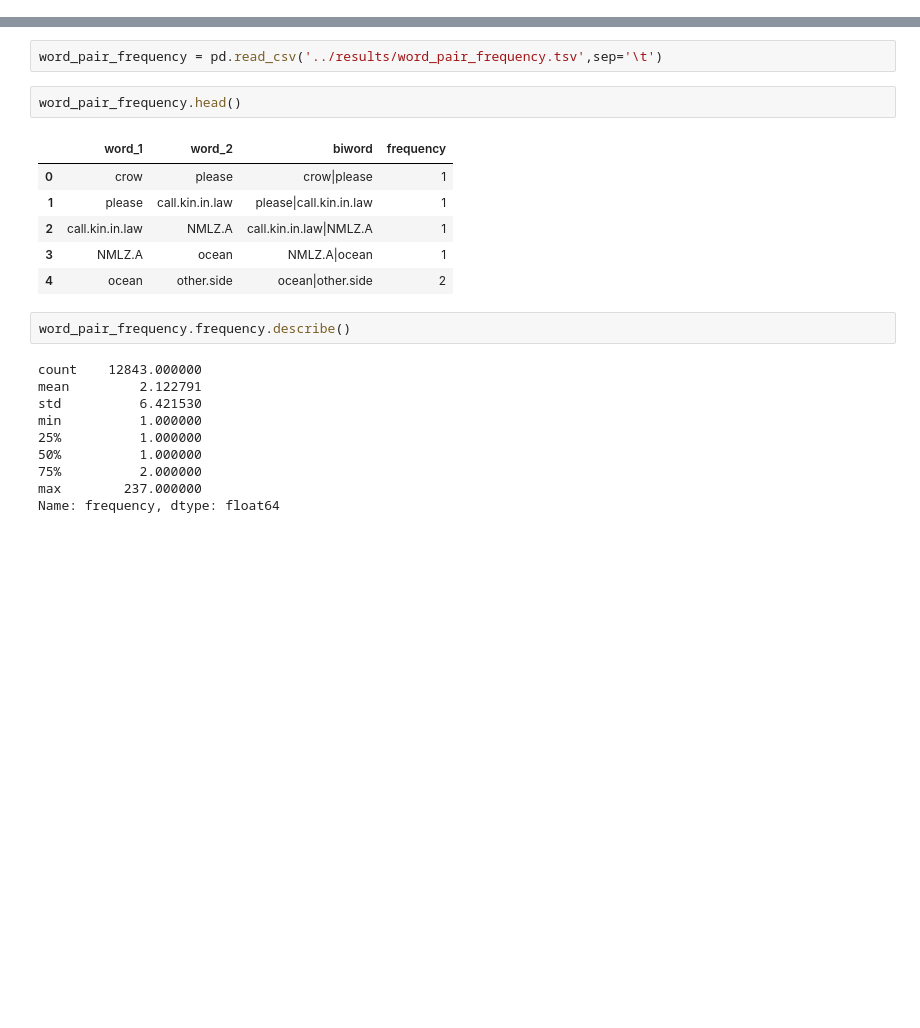
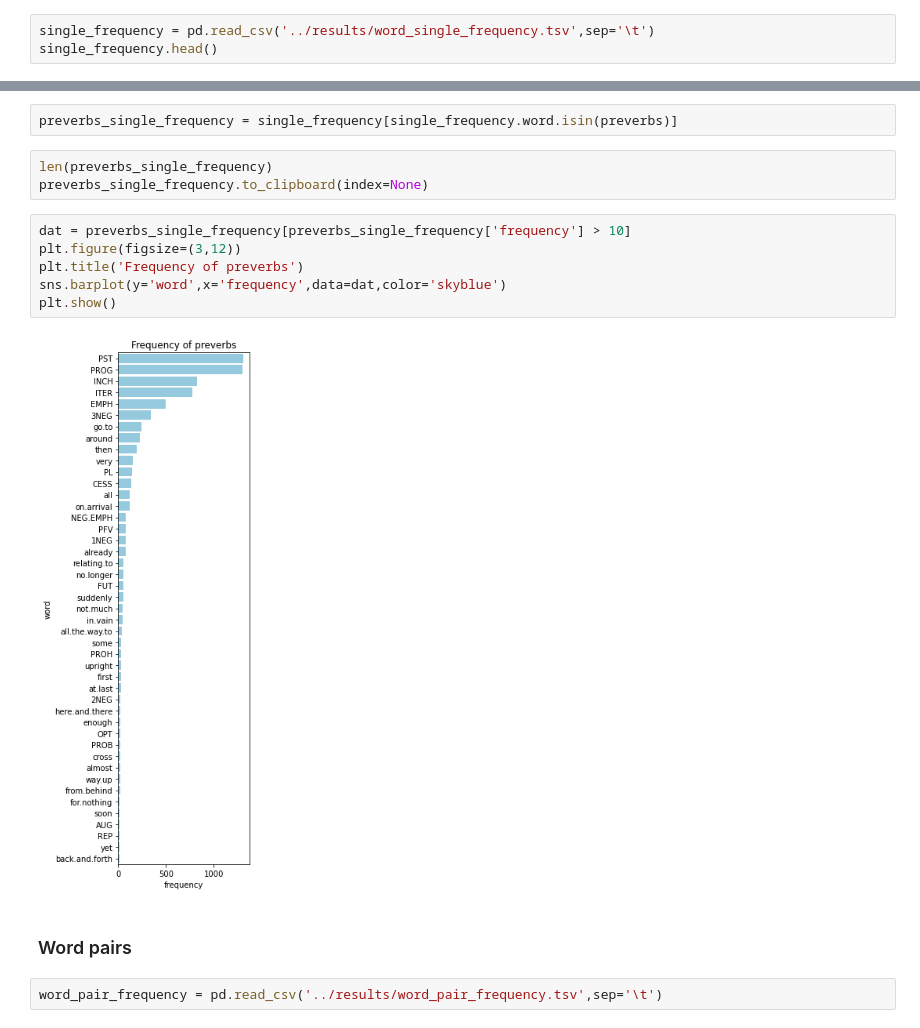
Before and after one commit to rodriguezmDNA/wiyot, a Jupyter notebook: notebooks/WordPairs_Viz.ipynb, the cells around one changed output, grey strips where cells are left out. Cells and saved outputs as stored; diff of their text form; blank space fills up the shorter version.

```diff
--- a/notebooks/WordPairs_Viz.ipynb
+++ b/notebooks/WordPairs_Viz.ipynb
@@ -2,0 +22,3 @@ import pandas as pd
+# %%
+single_frequency = pd.read_csv('../results/word_single_frequency.tsv',sep='\t')
+single_frequency.head()
@@ -3,26 +32,20 @@ import pandas as pd
+# %%
+preverbs_single_frequency = single_frequency[single_frequency.word.isin(preverbs)]
+# %%
+len(preverbs_single_frequency)
+preverbs_single_frequency.to_clipboard(index=None)
+# %%
+dat = preverbs_single_frequency[preverbs_single_frequency['frequency'] > 10]
+plt.figure(figsize=(3,12))
+plt.title('Frequency of preverbs')
+sns.barplot(y='word',x='frequency',data=dat,color='skyblue')
+plt.show()
+# %% [output]
+[figure, added]
+# %% [markdown]
+### Word pairs
 # %%
 word_pair_frequency = pd.read_csv('../results/word_pair_frequency.tsv',sep='\t')
-# %%
-word_pair_frequency.head()
-# %% [output]
-|  | word_1 | word_2 | biword | frequency |
-| 0 | crow | please | crow|please | 1 |
-| 1 | please | call.kin.in.law | please|call.kin.in.law | 1 |
-| 2 | call.kin.in.law | NMLZ.A | call.kin.in.law|NMLZ.A | 1 |
-| 3 | NMLZ.A | ocean | NMLZ.A|ocean | 1 |
-| 4 | ocean | other.side | ocean|other.side | 2 |
-# %%
-word_pair_frequency.frequency.describe()
-# %% [output]
-count    12843.000000
-mean         2.122791
-std          6.421530
-min          1.000000
-25%          1.000000
-50%          1.000000
-75%          2.000000
-max        237.000000
-Name: frequency, dtype: float64
 # %%
 plt.figure(figsize=(3,3))
 sns.violinplot(data=word_pair_frequency,y='frequency',width=0.25)
```
Also changed, not shown: parts of 17 cells of this notebook, 14 other files.
